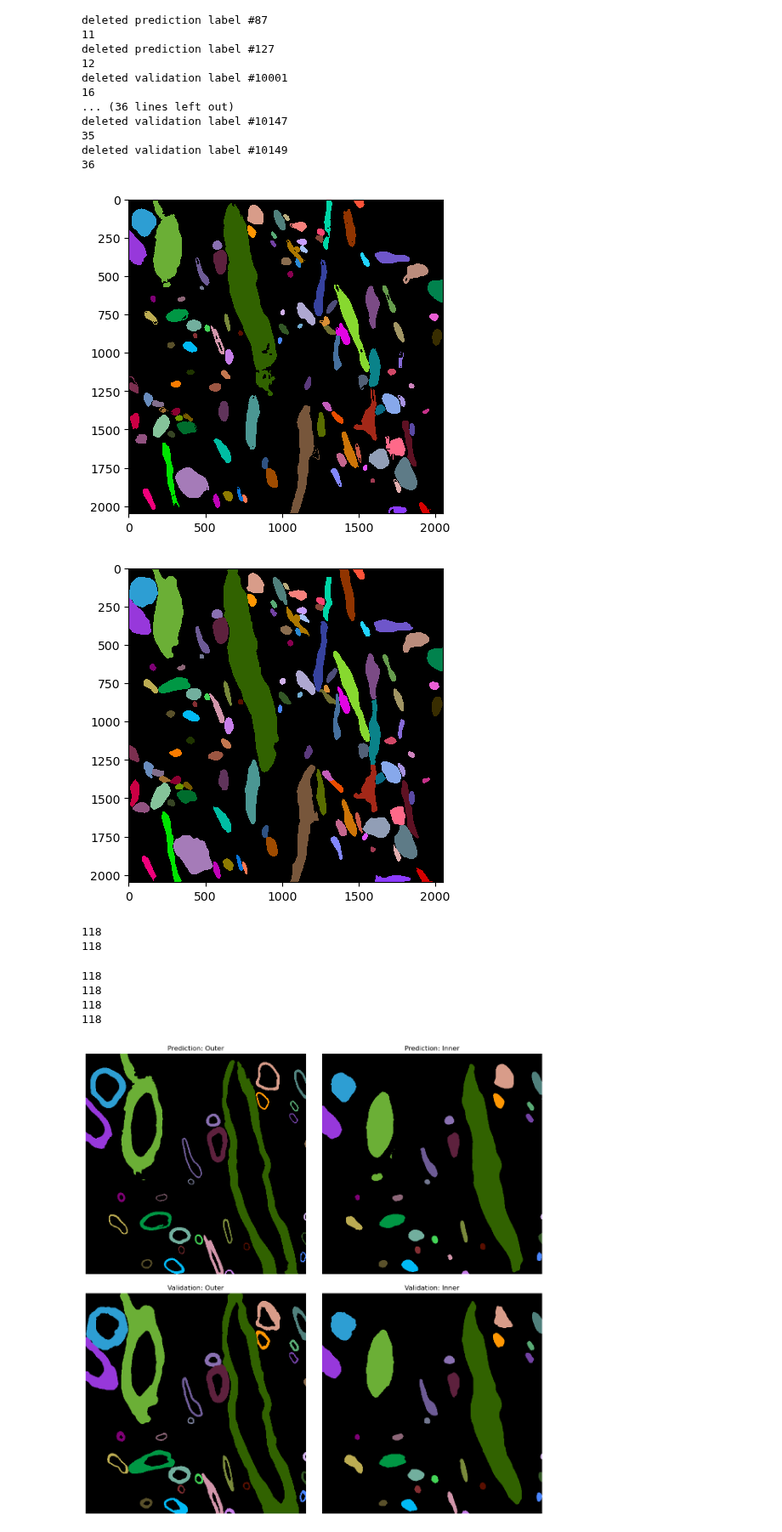
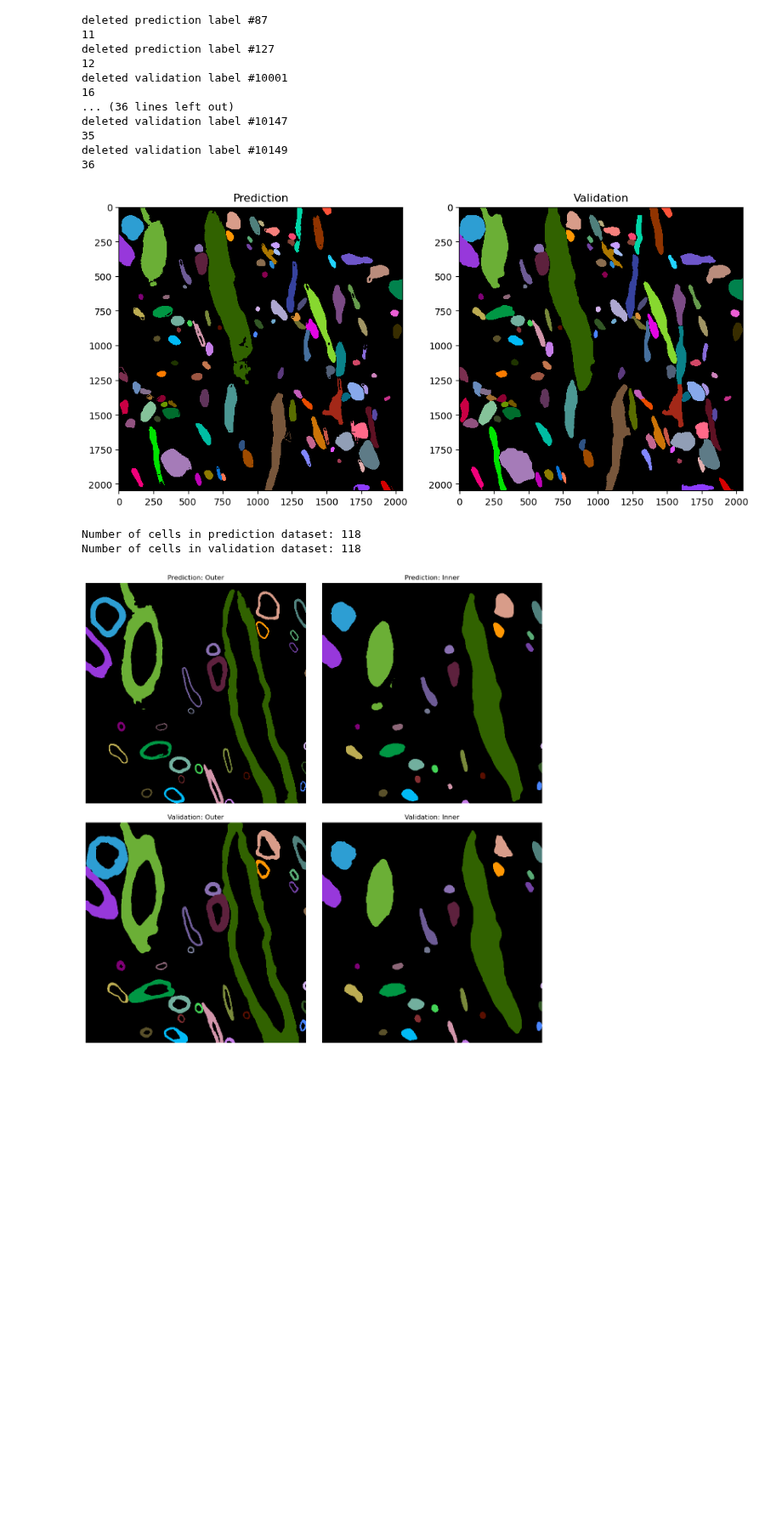
Before and after one commit to PhilipRuthig/EMtools, a Jupyter notebook: 4_validation.ipynb, the cells around one changed output. Shown at 85% size. Drawn from its saved outputs; the diff is of its cells as text; code cells hidden in the pictures; blank space fills up the shorter version.

```diff
--- a/4_validation.ipynb
+++ b/4_validation.ipynb
@@ -700,20 +682,20 @@ deleted validation label #10147
 deleted validation label #10149
 36
 # %%
-plt.imshow(pred_both_labeled,cmap=glasbey,interpolation='None',vmin=0.1)
+fig, axes = plt.subplots(1, 2, figsize=(12, 6))
+axes[0].imshow(pred_both_labeled, cmap=glasbey, interpolation='None', vmin=0.1)
+axes[0].set_title('Prediction')
+axes[1].imshow(val_both_labeled, cmap=glasbey, interpolation='None', vmin=0.1)
+axes[1].set_title('Validation')
 plt.show()
-
-plt.imshow(val_both_labeled,cmap=glasbey,interpolation='None',vmin=0.1)
-plt.show()
 # %% [output]
-[figure, old version]
+[figure, new version]
-[figure, removed]
-# %%
-print(len(np.unique(val_both_labeled)))
-print(len(np.unique(pred_both_labeled)))
-# %% [output]
-118
-118
+# %%
+print(f"Number of cells in prediction dataset: {len(np.unique(pred_both_labeled))}")
+print(f"Number of cells in validation dataset: {len(np.unique(val_both_labeled))}")
+# %% [output]
+Number of cells in prediction dataset: 118
+Number of cells in validation dataset: 118
 # %%
 #seperate inner and outer channels back from the combined pictures
 pred_inner_labeled = np.copy(pred_both_labeled)
@@ -728,15 +710,10 @@ val_inner_labeled[val_inner==False] = 0
 val_outer_labeled = np.copy(val_both_labeled)
 val_outer_labeled[val_outer==False] = 0
 # %%
-print(len(np.unique(pred_outer_labeled)))
-print(len(np.unique(pred_inner_labeled)))
-print(len(np.unique(val_outer_labeled)))
-print(len(np.unique(val_inner_labeled)))
+# print(len(np.unique(pred_outer_labeled)))
+# print(len(np.unique(pred_inner_labeled)))
+# print(len(np.unique(val_outer_labeled)))
+# print(len(np.unique(val_inner_labeled)))
-# %% [output]
-118
-118
-118
-118
 # %%
 #plot all four channels in 2x2 grid
 fig, axs = plt.subplots(ncols=2,nrows=2, figsize=(12,12))
```
Also changed, not shown: parts of 14 cells of this notebook, 2 other files.
